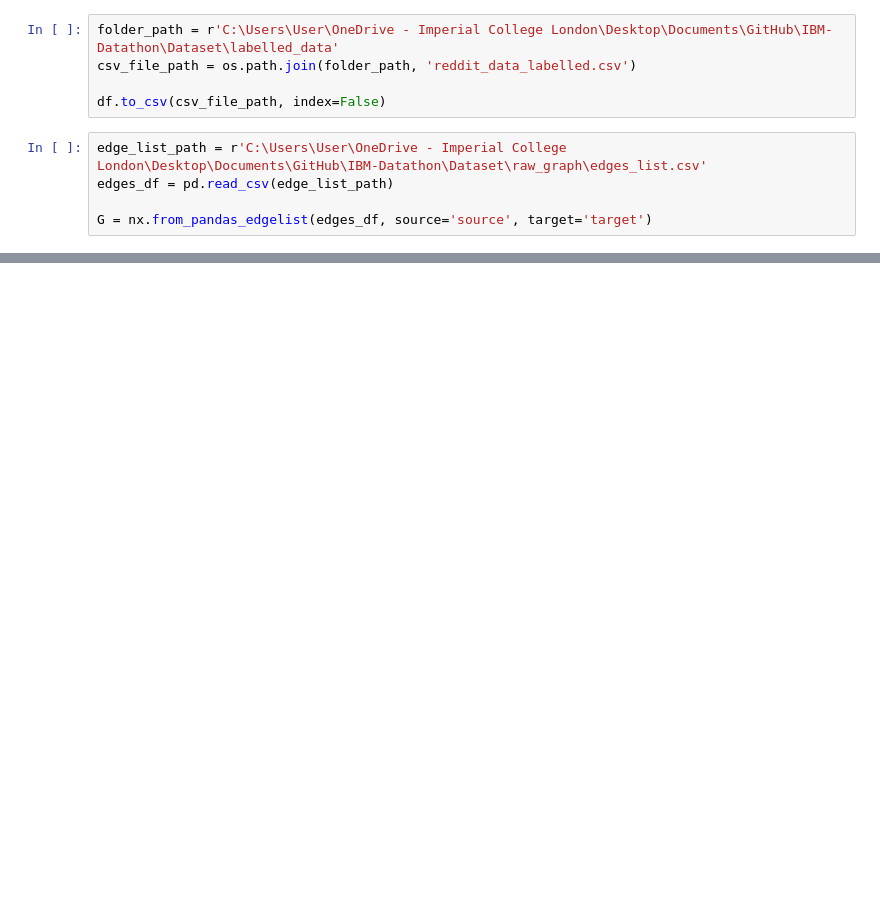
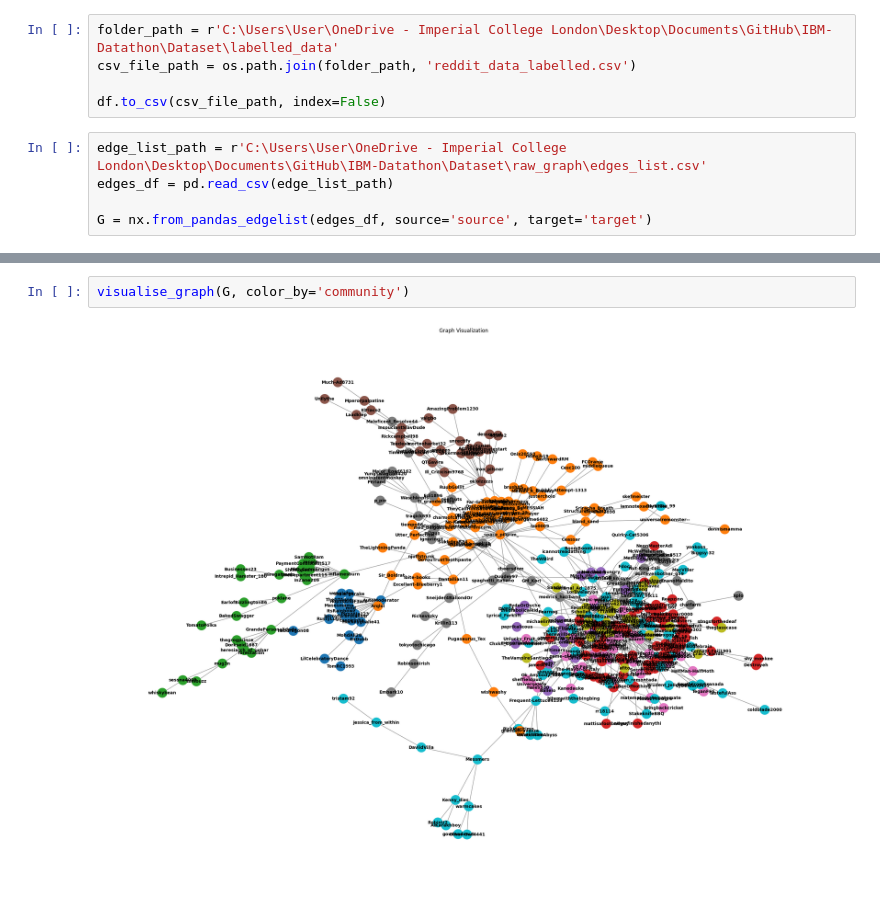
Before and after one commit to shikivaahan/IBM-Z-Datathon-Ising-Model, a Jupyter notebook: Notebooks/02_feature_engineering.ipynb, the cells around one changed output, grey strips where cells are left out. Cells and saved outputs as stored; diff of their text form; blank space fills up the shorter version.

```diff
--- a/Notebooks/02_feature_engineering.ipynb
+++ b/Notebooks/02_feature_engineering.ipynb
@@ -49,0 +71,4 @@ G = nx.from_pandas_edgelist(edges_df, source='source', target='target')
+# %%
+visualise_graph(G, color_by='community')
+# %% [output]
+[figure, added]
```
Also changed, not shown: parts of 7 cells of this notebook, 5 other files.
